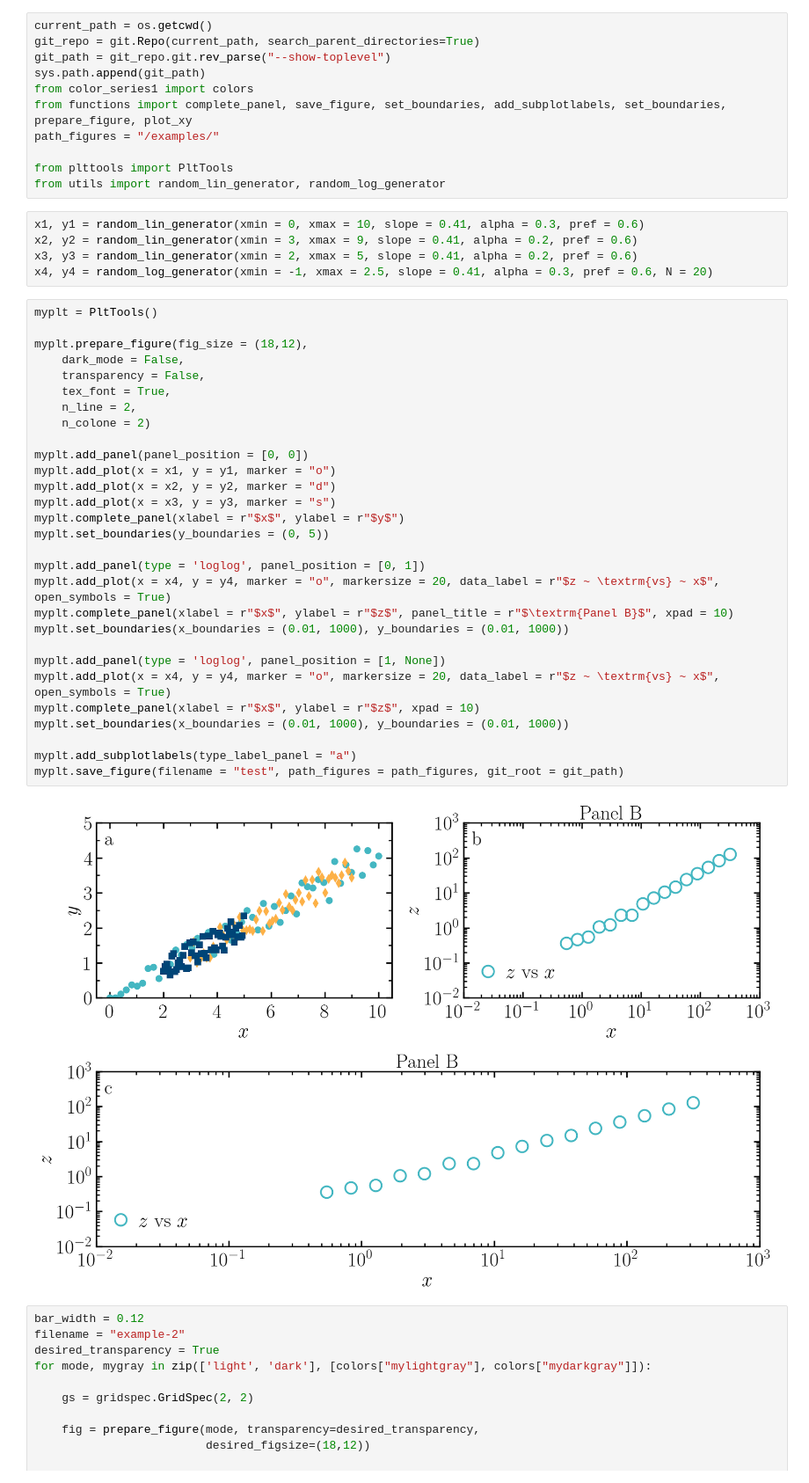
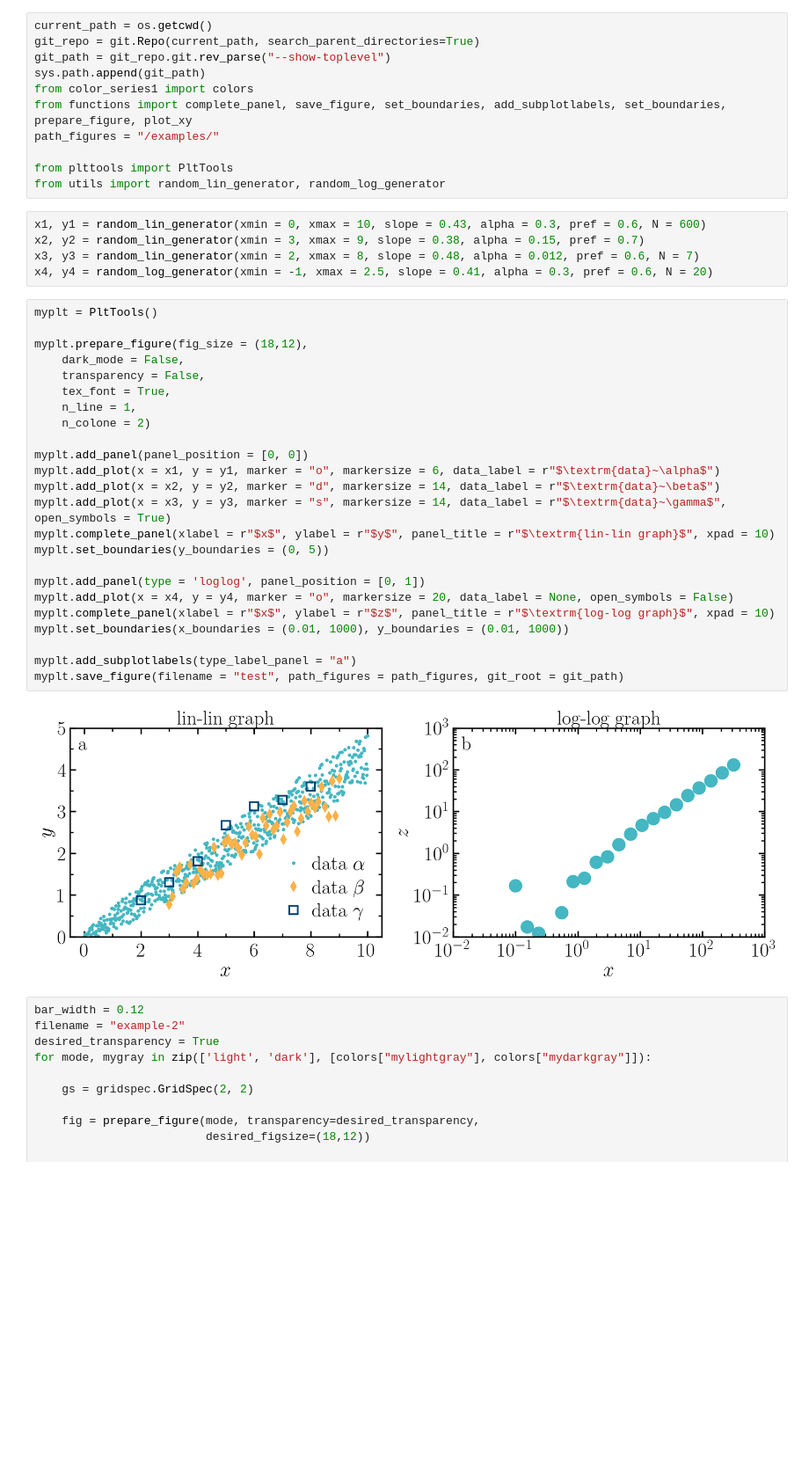
Before and after one commit to simongravelle/pyplot-perso, a Jupyter notebook: examples.ipynb, the cells around one changed output. Shown: that part at 88% size. Saved outputs shown, nothing was run; the diff lists cells and outputs as text; blank space fills up the shorter version.

```diff
--- a/examples.ipynb
+++ b/examples.ipynb
@@ -15,41 +15,36 @@ path_figures = "/examples/"
 from plttools import PltTools
 from utils import random_lin_generator, random_log_generator
 # %%
-x1, y1 = random_lin_generator(xmin = 0, xmax = 10, slope = 0.41, alpha = 0.3, pref = 0.6)
-x2, y2 = random_lin_generator(xmin = 3, xmax = 9, slope = 0.41, alpha = 0.2, pref = 0.6)
-x3, y3 = random_lin_generator(xmin = 2, xmax = 5, slope = 0.41, alpha = 0.2, pref = 0.6)
+x1, y1 = random_lin_generator(xmin = 0, xmax = 10, slope = 0.43, alpha = 0.3, pref = 0.6, N = 600)
+x2, y2 = random_lin_generator(xmin = 3, xmax = 9, slope = 0.38, alpha = 0.15, pref = 0.7)
+x3, y3 = random_lin_generator(xmin = 2, xmax = 8, slope = 0.48, alpha = 0.012, pref = 0.6, N = 7)
 x4, y4 = random_log_generator(xmin = -1, xmax = 2.5, slope = 0.41, alpha = 0.3, pref = 0.6, N = 20)
 # %%
 myplt = PltTools()
 
 myplt.prepare_figure(fig_size = (18,12),
     dark_mode = False,
     transparency = False,
     tex_font = True,
-    n_line = 2,
+    n_line = 1,
     n_colone = 2)
 
 myplt.add_panel(panel_position = [0, 0])
-myplt.add_plot(x = x1, y = y1, marker = "o")
-myplt.add_plot(x = x2, y = y2, marker = "d")
-myplt.add_plot(x = x3, y = y3, marker = "s")
-myplt.complete_panel(xlabel = r"$x$", ylabel = r"$y$")
+myplt.add_plot(x = x1, y = y1, marker = "o", markersize = 6, data_label = r"$\textrm{data}~\alpha$")
+myplt.add_plot(x = x2, y = y2, marker = "d", markersize = 14, data_label = r"$\textrm{data}~\beta$")
+myplt.add_plot(x = x3, y = y3, marker = "s", markersize = 14, data_label = r"$\textrm{data}~\gamma$", open_symbols = True)
+myplt.complete_panel(xlabel = r"$x$", ylabel = r"$y$", panel_title = r"$\textrm{lin-lin graph}$", xpad = 10)
 myplt.set_boundaries(y_boundaries = (0, 5))
 
 myplt.add_panel(type = 'loglog', panel_position = [0, 1])
-myplt.add_plot(x = x4, y = y4, marker = "o", markersize = 20, data_label = r"$z ~ \textrm{vs} ~ x$",  open_symbols = True)
-myplt.complete_panel(xlabel = r"$x$", ylabel = r"$z$", panel_title = r"$\textrm{Panel B}$", xpad = 10)
-myplt.set_boundaries(x_boundaries = (0.01, 1000), y_boundaries = (0.01, 1000))
-
-myplt.add_panel(type = 'loglog', panel_position = [1, None])
-myplt.add_plot(x = x4, y = y4, marker = "o", markersize = 20, data_label = r"$z ~ \textrm{vs} ~ x$",  open_symbols = True)
-myplt.complete_panel(xlabel = r"$x$", ylabel = r"$z$", xpad = 10)
+myplt.add_plot(x = x4, y = y4, marker = "o", markersize = 20, data_label = None, open_symbols = False)
+myplt.complete_panel(xlabel = r"$x$", ylabel = r"$z$", panel_title = r"$\textrm{log-log graph}$", xpad = 10)
 myplt.set_boundaries(x_boundaries = (0.01, 1000), y_boundaries = (0.01, 1000))
 
 myplt.add_subplotlabels(type_label_panel = "a")
 myplt.save_figure(filename = "test", path_figures = path_figures, git_root = git_path)
 # %% [output]
-[figure, old version]
+[figure, new version]
 # %%
 bar_width = 0.12
 filename = "example-2"
```
